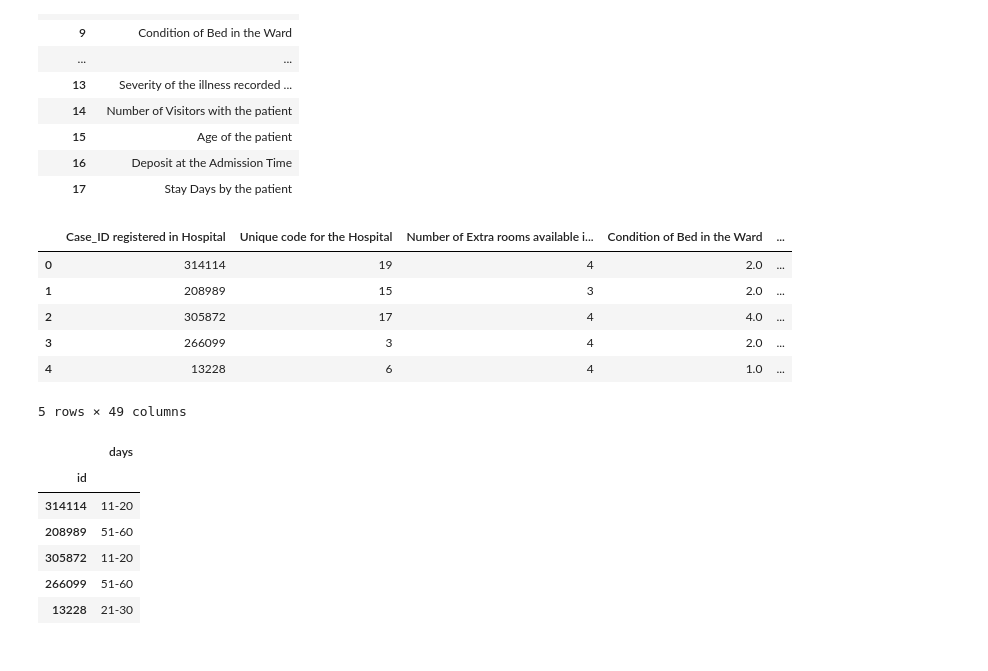
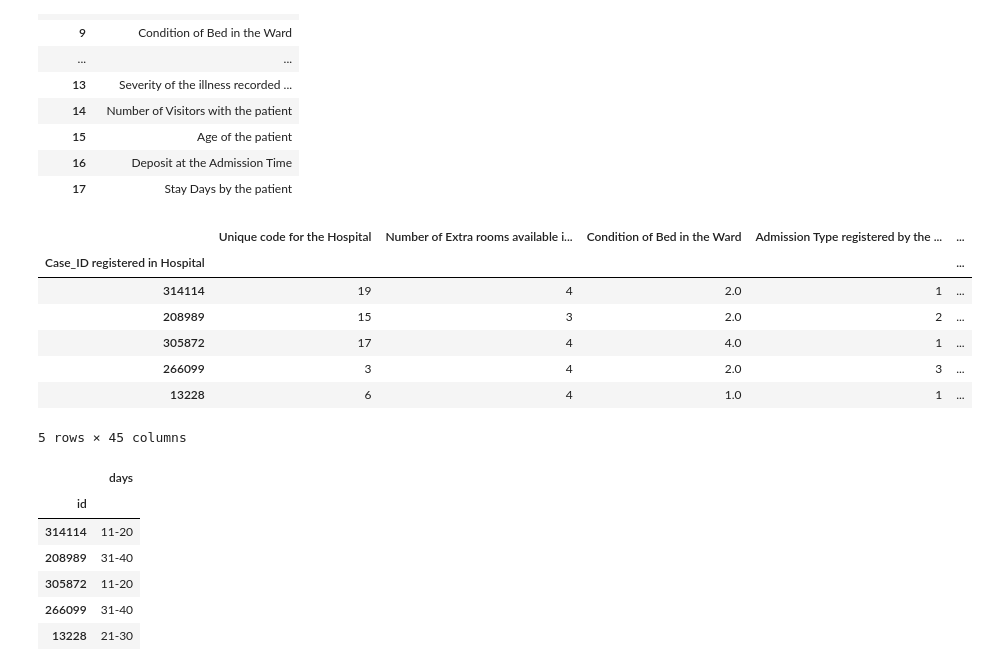
Before and after one commit to Jasc94/thebridge, a Jupyter notebook: week10_ML_competition_pca_kmeans/0_Kaggle_Hospitals/4_Model_Testing.ipynb, the cells around one changed output. Cells and saved outputs as stored; diff of their text form; code cells hidden in the pictures.

Commit message:
Playing around with ML project data

```diff
--- a/week10_ML_competition_pca_kmeans/0_Kaggle_Hospitals/4_Model_Testing.ipynb
+++ b/week10_ML_competition_pca_kmeans/0_Kaggle_Hospitals/4_Model_Testing.ipynb
@@ -282,11 +376,17 @@ column_names_dict = column_names.to_dict()
 X_pred.columns = column_names_dict["Description"].values()
 
 ##### PASO 2
+# Outliers
+#df = df[df["Number of Extra rooms available in the Hospital"] <= 7]
+#df = df[df["Number of Visitors with the patient"] <= 10]
+#df = df[df["Deposit at the Admission Time"] <= 10000]
+
+##### PASO 3
 # Paso las variables nominales a dummies
 X_pred = pd.get_dummies(X_pred, prefix = ["hospital_type", "hospital_city", "hospital_region", "department", "ward_type", "ward_facility"], columns = ["Unique code for the type of Hospital", "City Code of the Hospital", "Region Code of the Hospital", "Department overlooking the case", "Code for the Ward type", "Code for the Ward Facility"])
 
 
-##### PASO 3
+##### PASO 4
 # Admission Type registered by the Hospital
 dict_1 = {
     "Emergency" : 1,
@@ -299,43 +399,79 @@ dict_2 = {
     "Minor" : 1,
     "Moderate" : 2,
     "Extreme" : 3
 }
 
 # Age of the patient
 dict_3 = {
     "0-10" : 1,
     "11-20" : 2,
     "21-30" : 3,
     "31-40" : 4,
     "41-50" : 5,
     "51-60" : 6,
     "61-70" : 7,
     "71-80" : 8,
     "81-90" : 9,
     "91-100" : 10,
 }
 
+# Stay Days by the patient
+dict_4 = {
+    "0-10" : 1,
+    "11-20" : 2,
+    "21-30" : 3,
+    "31-40" : 4,
+    "41-50" : 5,
+    "51-60" : 6,
+    "61-70" : 7,
+    "71-80" : 8,
+    "81-90" : 9,
+    "91-100" : 10,
+    "More than 100 Days" : 11
+}
+
 dicts = [dict_1, dict_2, dict_3]
 
 columns = ["Admission Type registered by the Hospital", "Severity of the illness recorded at the time of admission", "Age of the patient"]
 
 X_pred = t.column_mapper(X_pred, columns, dicts)
 
-##### PASO 5
+
+##### Paso 5
+norm_atributtes = ["Deposit at the Admission Time"]
+
+pipeline = ColumnTransformer([("norm", StandardScaler(), norm_atributtes)])
+
+X_pred_2 = pd.DataFrame(pipeline.fit_transform(X_pred), columns = norm_atributtes)
+
+for column in norm_atributtes:
+    X_pred[column] = X_pred_2[column]
+
+
+##### PASO 6
 # Condition of Bed in the Ward
-X_pred.iloc[:, 3] = X_pred.iloc[:, 3].fillna(df.iloc[:, 3].mode()[0])
+#df.iloc[:, 3] = df.iloc[:, 3].fillna(df.iloc[:, 3].mode()[0])
 # City Code for the patient
-X_pred.iloc[:, 5] = X_pred.iloc[:, 5].fillna(df.iloc[:, 5].mode()[0])
+#df.iloc[:, 5] = df.iloc[:, 5].fillna(df.iloc[:, 5].mode()[0])
+for column in X_pred.columns:
+    X_pred.loc[:, column] = X_pred.loc[:, column].fillna(X_pred.loc[:, column].mode()[0])
+
+
+##### Paso 7
+#df = df[(df["Stay Days by the patient"] == 2) | (df["Stay Days by the patient"] == 3) | (df["Stay Days by the patient"] == 4)]
+X_pred.set_index("Case_ID registered in Hospital", inplace = True)
+X_pred = X_pred.drop(["Unique Patient Id", "City Code for the patient", "hospital_city_6"], axis = 1)
 
 X_pred.head()
 # %% [output]
-|  | Case_ID registered in Hospital | Unique code for the Hospital | Number of Extra rooms available i... | Condition of Bed in the Ward | ... |
-| 0 | 314114 | 19 | 4 | 2.0 | ... |
-| 1 | 208989 | 15 | 3 | 2.0 | ... |
-| 2 | 305872 | 17 | 4 | 4.0 | ... |
-| 3 | 266099 | 3 | 4 | 2.0 | ... |
-| 4 | 13228 | 6 | 4 | 1.0 | ... |
+|  | Unique code for the Hospital | Number of Extra rooms available i... | Condition of Bed in the Ward | Admission Type registered by the ... | ... |
+| Case_ID registered in Hospital |  |  |  |  | ... |
+| 314114 | 19 | 4 | 2.0 | 1 | ... |
+| 208989 | 15 | 3 | 2.0 | 2 | ... |
+| 305872 | 17 | 4 | 4.0 | 1 | ... |
+| 266099 | 3 | 4 | 2.0 | 3 | ... |
+| 13228 | 6 | 4 | 1.0 | 1 | ... |
-5 rows × 49 columns
+5 rows × 45 columns
 # %%
 dict_5 = {
     1 : "0-10",
@@ -354,9 +490,12 @@ dict_5 = {
 to_submit = X_pred
 to_submit["prediction"] = model.predict(X_pred)
 
+to_submit = to_submit.reset_index()
 to_submit = to_submit[["Case_ID registered in Hospital", "prediction"]]
+#to_submit.name = "days"
 to_submit.columns = ["id", "days"]
 to_submit.days = to_submit.days.map(dict_5)
+#to_submit = to_submit.map(dict_5)
 to_submit.set_index("id", inplace = True)
 
 to_submit.head()
@@ -364,8 +503,8 @@ to_submit.head()
 |  | days |
 | id |  |
 | 314114 | 11-20 |
-| 208989 | 51-60 |
+| 208989 | 31-40 |
 | 305872 | 11-20 |
-| 266099 | 51-60 |
+| 266099 | 31-40 |
 | 13228 | 21-30 |
 # %%
```
Also changed, not shown: parts of 13 cells of this notebook, 11 other files.
